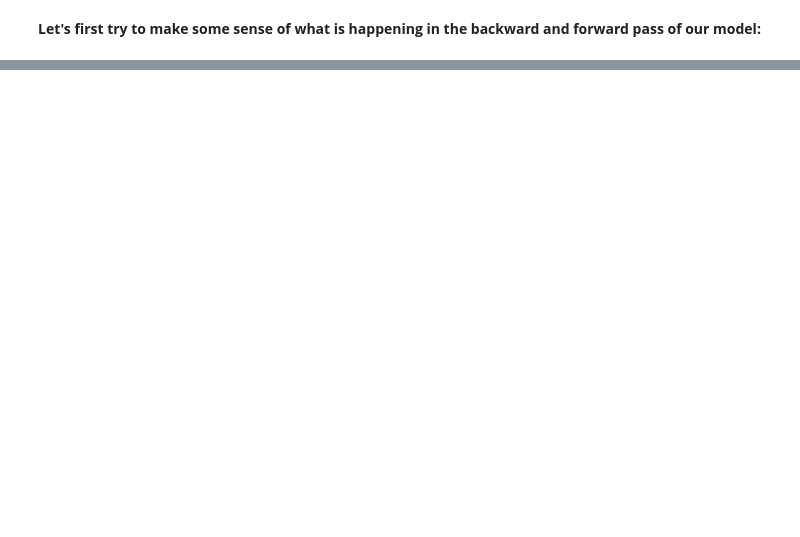
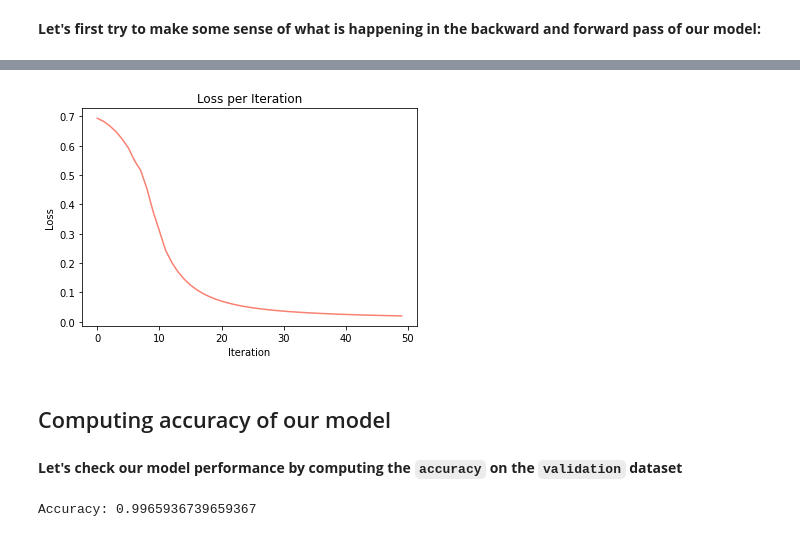
Before and after one commit to benihime91/blog, a Jupyter notebook: _notebooks/2020-09-22-nn-from-scratch.ipynb, the cells around one changed output, grey strips where cells are left out. Drawn from its saved outputs; the diff is of its cells as text; code cells hidden in the pictures; blank space fills up the shorter version.

Commit message:
first post

```diff
--- a/_notebooks/2020-09-22-nn-from-scratch.ipynb
+++ b/_notebooks/2020-09-22-nn-from-scratch.ipynb
@@ -309,0 +494,12 @@ class RelU:
+# %%
+# set learning rate
+learning_rate = 0.0002
+
+# update parameters
+lin1.w -= learning_rate * dw1
+lin2.w -= learning_rate * dw2
+lin3.w -= learning_rate * dw3
+
+lin1.b -= learning_rate * db1
+lin2.b -= learning_rate * db2
+lin3.b -= learning_rate * db3
@@ -309,0 +508,17 @@ class RelU:
+# %%
+# Instantiate parameters
+
+nh1 = 16 # no. of units in the first hidden layer
+nh2 = 16 # no. of units in the 2nd hidden layer
+nh3 = 1 # no. of units in the output layer
+
+w1  = np.random.randn(x_train.shape[1], nh1) * 0.01
+b1  = np.zeros((1, nh1))
+
+w2  = np.random.randn(nh1, nh2) * 0.01
+b2  = np.zeros((1, nh2))
+
+w3  = np.random.randn(nh2, nh3)
+b3  = np.zeros((1, nh3))
+
+print(w1.shape, b1.shape, w2.shape, b2.shape, w3.shape, b3.shape)
@@ -309,0 +594,9 @@ class RelU:
+# %%
+nn = Model(learning_rate=0.0005)
+epochs = 50 # no. of iterations to train
+
+for n in range(epochs):
+    loss, _ = nn.forward(x_train)
+    nn.backward()
+    nn.update_step()
+    print(f"Loss after interation {n} is {loss:.4f}")
@@ -309,0 +621,12 @@ class RelU:
+# %%
+#collapse
+plt.plot(nn.losses, color="salmon")
+plt.title("Loss per Iteration")
+plt.xlabel("Iteration")
+plt.ylabel("Loss");
+# %% [output]
+[figure, added]
+# %% [markdown]
+## Computing accuracy of our model
+# %% [markdown]
+**Let's check our model performance by computing the `accuracy` on the `validation` dataset**
@@ -309,0 +647,7 @@ class RelU:
+# %%
+# generate predicitons from out model
+preds = nn.forward(x_valid, calc_loss=False)
+# compute accuracy
+comp_accuracy(preds, y_valid)
+# %% [output]
+Accuracy: 0.9965936739659367
```
Also changed, not shown: parts of 64 cells of this notebook, 2 other files.
